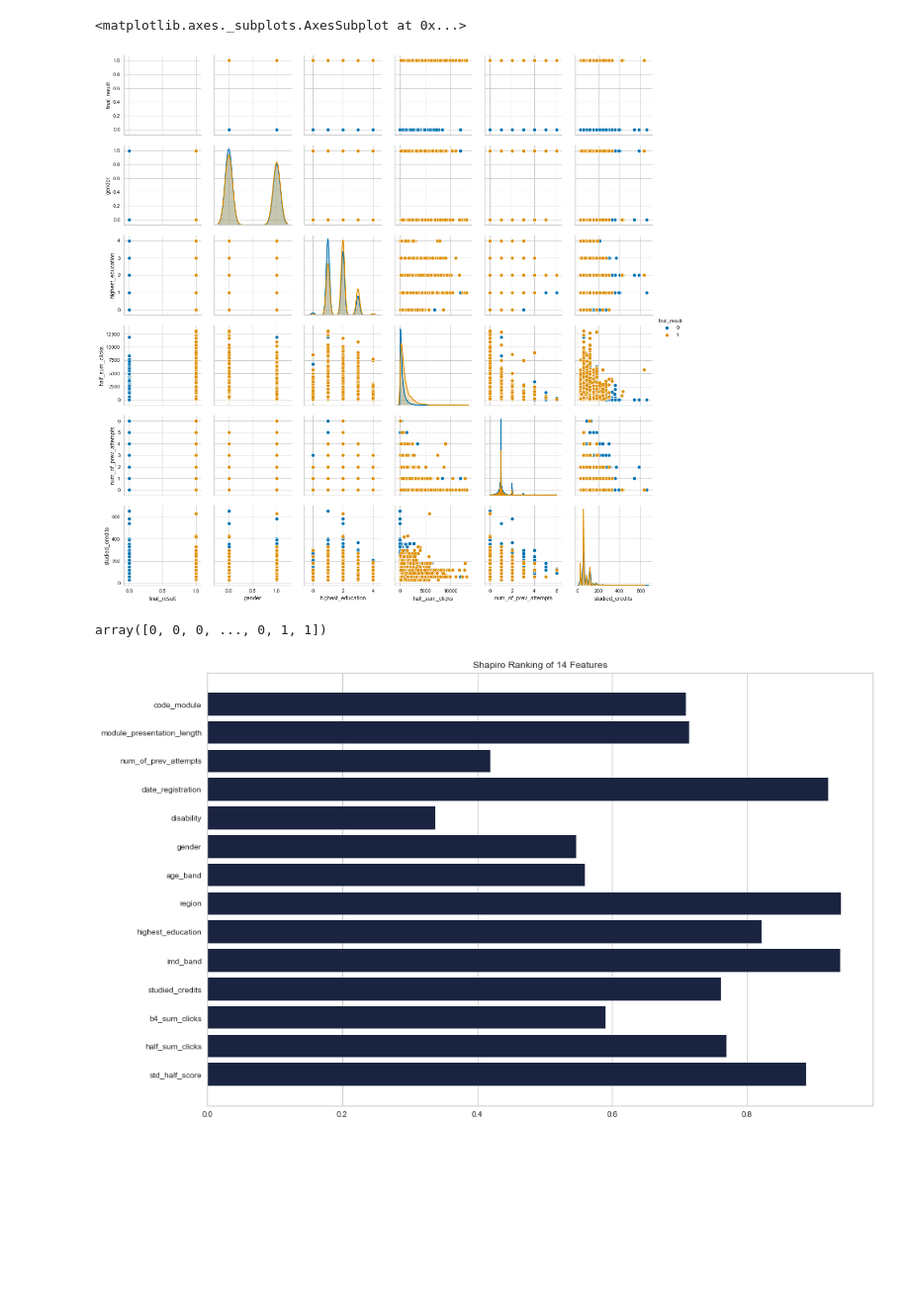
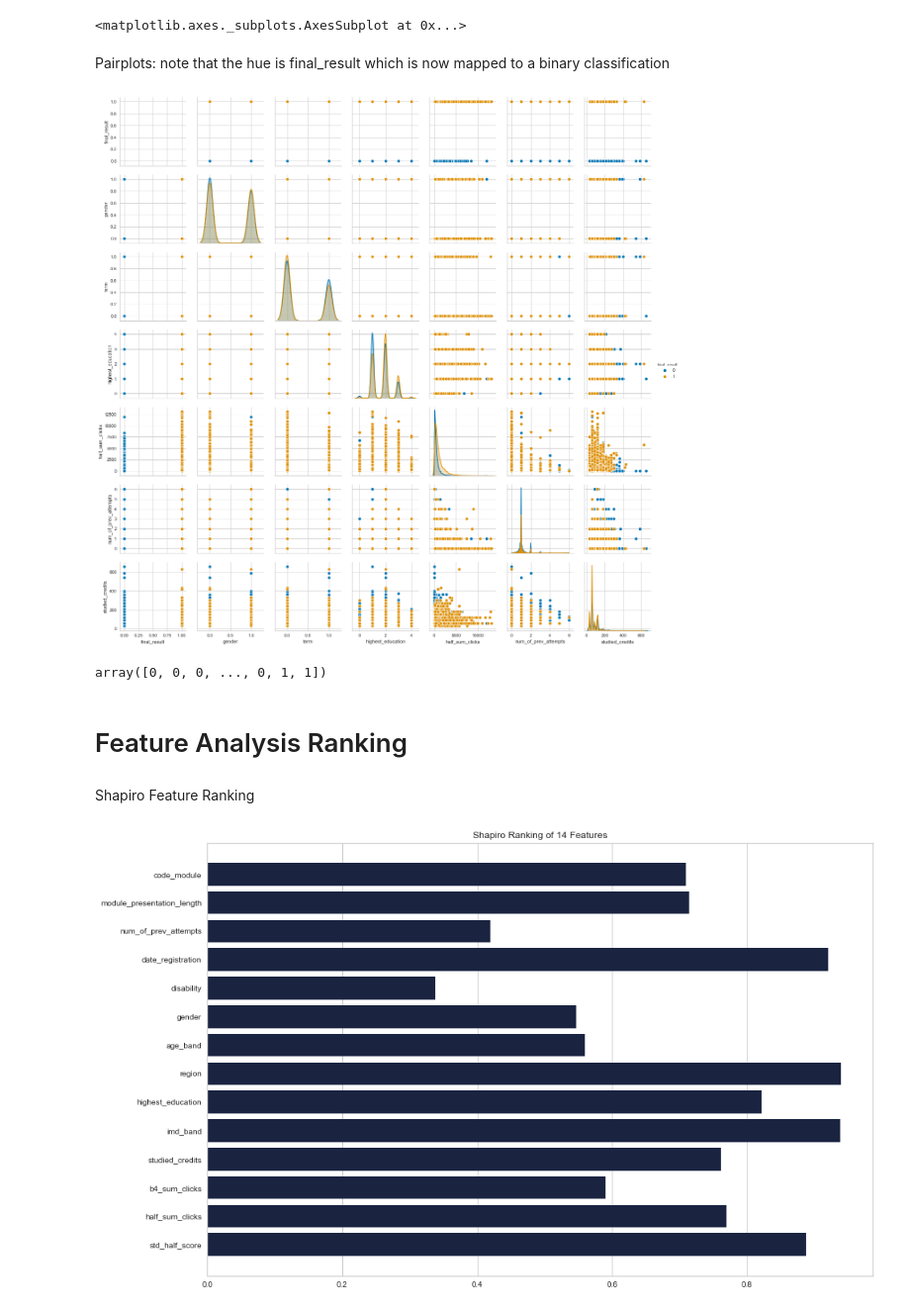
Before and after one commit to georgetown-analytics/University-Learning-Analytics, a Jupyter notebook: code/feature analysis/Feature Analysis STEM 2013.ipynb, the cells around one changed output. Shown at 99% size. Drawn from its saved outputs; the diff is of its cells as text; code cells hidden in the pictures; blank space fills up the shorter version.

```diff
--- a/code/feature analysis/Feature Analysis STEM 2013.ipynb
+++ b/code/feature analysis/Feature Analysis STEM 2013.ipynb
@@ -45,6 +47,22 @@ pd.set_option('display.max_columns', 50)
 # %%
-df = df[['code_module', 'module_domain', 'module_presentation_length','year','term', 'num_of_prev_attempts',
-                    'final_result', 'date_registration', 'disability', 'gender', 'age_band', 'region', 'highest_education',
-                    'imd_band', 'studied_credits', 'b4_sum_clicks', 'half_sum_clicks', 'std_half_score']]
+df = df[['code_module',
+         'module_domain',
+         'module_presentation_length',
+         'year',
+         'term',
+         'num_of_prev_attempts',
+         'final_result',
+         'date_registration',
+         'disability',
+         'gender',
+         'age_band',
+         'region',
+         'highest_education',
+         'imd_band',
+         'studied_credits',
+         'b4_sum_clicks',
+         'half_sum_clicks',
+         'std_half_score'
+        ]]
 # %%
 feature_list = df
@@ -94,16 +111,23 @@ visualizer.show()              # Draw the data
 # %% [output]
 [figure]
 <matplotlib.axes._subplots.AxesSubplot at 0x...>
+# %% [markdown]
+Pairplots: note that the hue is final_result which is now mapped to a binary classification
 # %%
-df_plot = df[["final_result","gender", "highest_education", "half_sum_clicks","num_of_prev_attempts", "studied_credits"]]
+df_plot = df[["final_result","gender", "term", "highest_education", "half_sum_clicks","num_of_prev_attempts", "studied_credits"]]
 g = sns.pairplot(df_plot, hue="final_result")
 plt.show()
 # %% [output]
-[figure, old version]
+[figure, new version]
-# %%
-y
-# %% [output]
-array([0, 0, 0, ..., 0, 1, 1])
+# %%
+#printing out to check the y variable was filled
+y
+# %% [output]
+array([0, 0, 0, ..., 0, 1, 1])
+# %% [markdown]
+# Feature Analysis Ranking
+# %% [markdown]
+Shapiro Feature Ranking
 # %%
 sns.set_palette("cubehelix")
 
```
Also changed, not shown: parts of 31 cells of this notebook.
